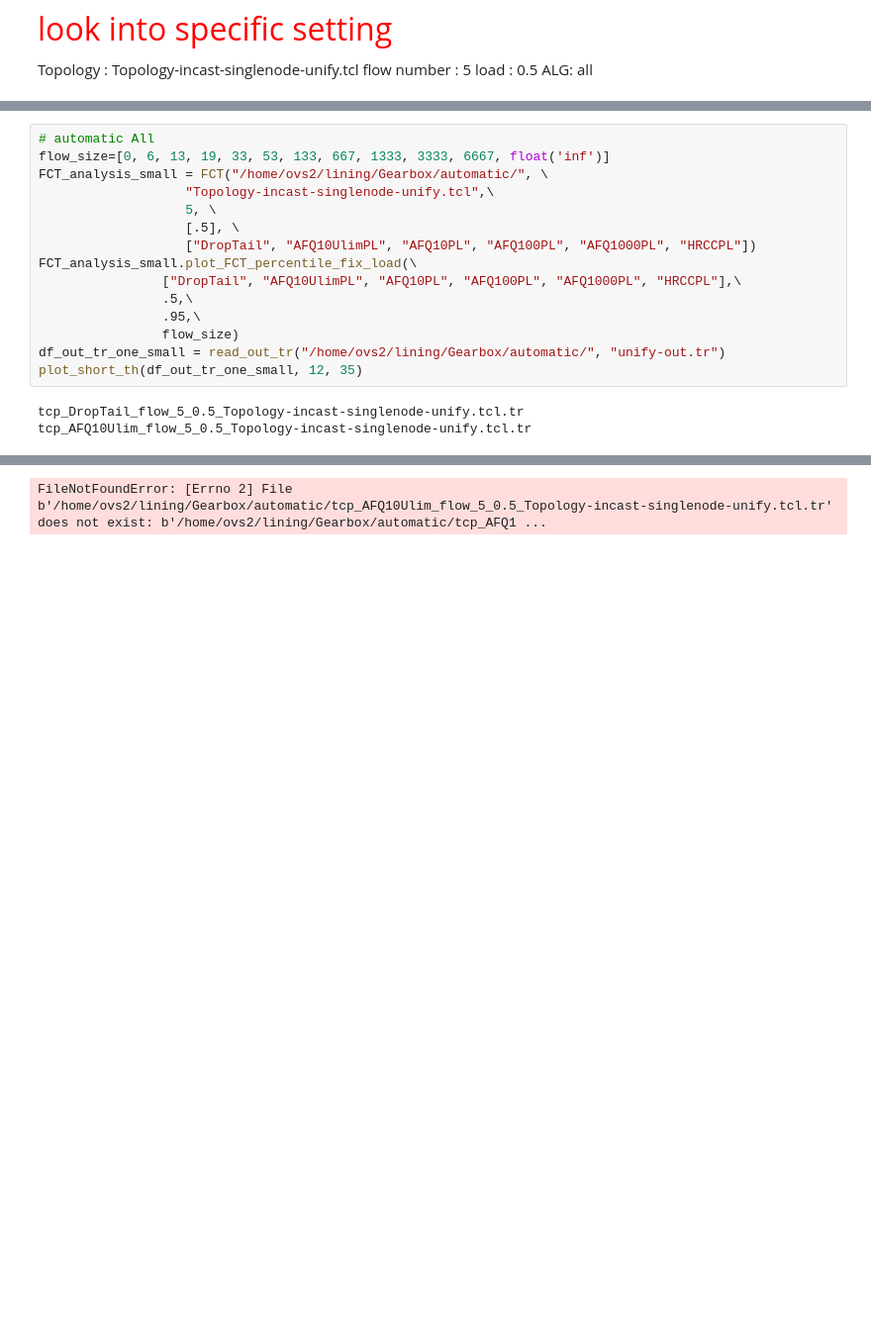
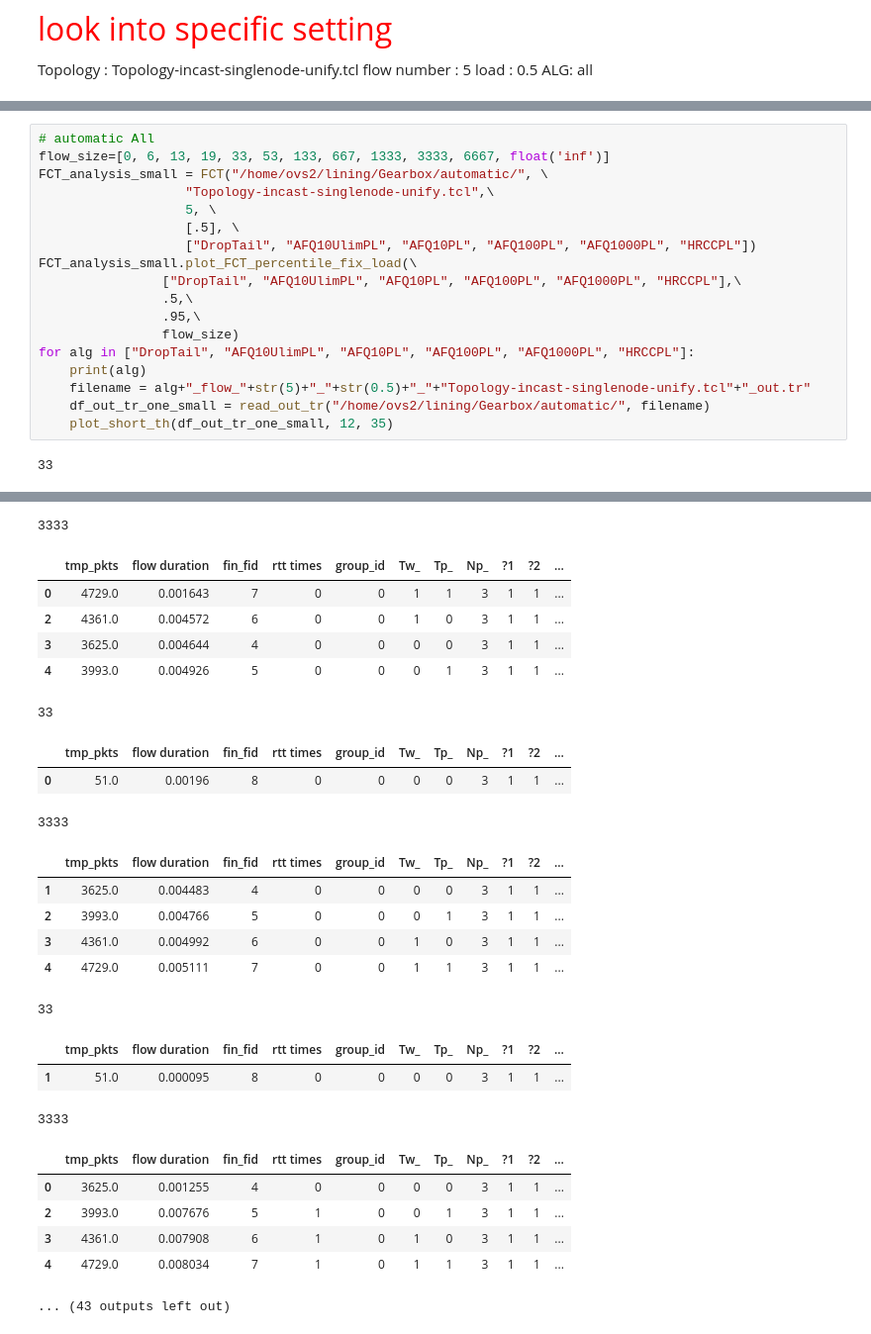
Before and after one commit to FruitBrother/Gearbox, a Jupyter notebook: analysis/FCTandShortTh.ipynb, the cells around one changed output, grey strips where cells are left out. Shown at 99% size. Drawn from its saved outputs; the diff is of its cells as text; blank space fills up the shorter version.

```diff
--- a/analysis/FCTandShortTh.ipynb
+++ b/analysis/FCTandShortTh.ipynb
@@ -322,8 +315,10 @@ FCT_analysis_small.plot_FCT_percentile_fix_load(\
                 .5,\
                 .95,\
                 flow_size)
-df_out_tr_one_small = read_out_tr("/home/ovs2/lining/Gearbox/automatic/", "unify-out.tr")
-plot_short_th(df_out_tr_one_small, 12, 35)
+for alg in ["DropTail", "AFQ10UlimPL", "AFQ10PL", "AFQ100PL", "AFQ1000PL", "HRCCPL"]:
+    print(alg)
+    filename = alg+"_flow_"+str(5)+"_"+str(0.5)+"_"+"Topology-incast-singlenode-unify.tcl"+"_out.tr"
+    df_out_tr_one_small = read_out_tr("/home/ovs2/lining/Gearbox/automatic/", filename)
+    plot_short_th(df_out_tr_one_small, 12, 35)
 # %% [output]
-tcp_DropTail_flow_5_0.5_Topology-incast-singlenode-unify.tcl.tr
-tcp_AFQ10Ulim_flow_5_0.5_Topology-incast-singlenode-unify.tcl.tr
+33
@@ -330 +327,25 @@ tcp_AFQ10Ulim_flow_5_0.5_Topology-incast-singlenode-unify.tcl.tr
-FileNotFoundError: [Errno 2] File b'/home/ovs2/lining/Gearbox/automatic/tcp_AFQ10Ulim_flow_5_0.5_Topology-incast-singlenode-unify.tcl.tr' does not exist: b'/home/ovs2/lining/Gearbox/automatic/tcp_AFQ1 ...
+3333
+|  | tmp_pkts | flow duration | fin_fid | rtt times | group_id | Tw_ | Tp_ | Np_ | ?1 | ?2 | ... |
+| 0 | 4729.0 | 0.001643 | 7 | 0 | 0 | 1 | 1 | 3 | 1 | 1 | ... |
+| 2 | 4361.0 | 0.004572 | 6 | 0 | 0 | 1 | 0 | 3 | 1 | 1 | ... |
+| 3 | 3625.0 | 0.004644 | 4 | 0 | 0 | 0 | 0 | 3 | 1 | 1 | ... |
+| 4 | 3993.0 | 0.004926 | 5 | 0 | 0 | 0 | 1 | 3 | 1 | 1 | ... |
+33
+|  | tmp_pkts | flow duration | fin_fid | rtt times | group_id | Tw_ | Tp_ | Np_ | ?1 | ?2 | ... |
+| 0 | 51.0 | 0.00196 | 8 | 0 | 0 | 0 | 0 | 3 | 1 | 1 | ... |
+3333
+|  | tmp_pkts | flow duration | fin_fid | rtt times | group_id | Tw_ | Tp_ | Np_ | ?1 | ?2 | ... |
+| 1 | 3625.0 | 0.004483 | 4 | 0 | 0 | 0 | 0 | 3 | 1 | 1 | ... |
+| 2 | 3993.0 | 0.004766 | 5 | 0 | 0 | 0 | 1 | 3 | 1 | 1 | ... |
+| 3 | 4361.0 | 0.004992 | 6 | 0 | 0 | 1 | 0 | 3 | 1 | 1 | ... |
+| 4 | 4729.0 | 0.005111 | 7 | 0 | 0 | 1 | 1 | 3 | 1 | 1 | ... |
+33
+|  | tmp_pkts | flow duration | fin_fid | rtt times | group_id | Tw_ | Tp_ | Np_ | ?1 | ?2 | ... |
+| 1 | 51.0 | 0.000095 | 8 | 0 | 0 | 0 | 0 | 3 | 1 | 1 | ... |
+3333
+|  | tmp_pkts | flow duration | fin_fid | rtt times | group_id | Tw_ | Tp_ | Np_ | ?1 | ?2 | ... |
+| 0 | 3625.0 | 0.001255 | 4 | 0 | 0 | 0 | 0 | 3 | 1 | 1 | ... |
+| 2 | 3993.0 | 0.007676 | 5 | 1 | 0 | 0 | 1 | 3 | 1 | 1 | ... |
+| 3 | 4361.0 | 0.007908 | 6 | 1 | 0 | 1 | 0 | 3 | 1 | 1 | ... |
+| 4 | 4729.0 | 0.008034 | 7 | 1 | 0 | 1 | 1 | 3 | 1 | 1 | ... |
+... (43 outputs left out)
```
Also changed, not shown: parts of 7 cells of this notebook, 3 other files.
